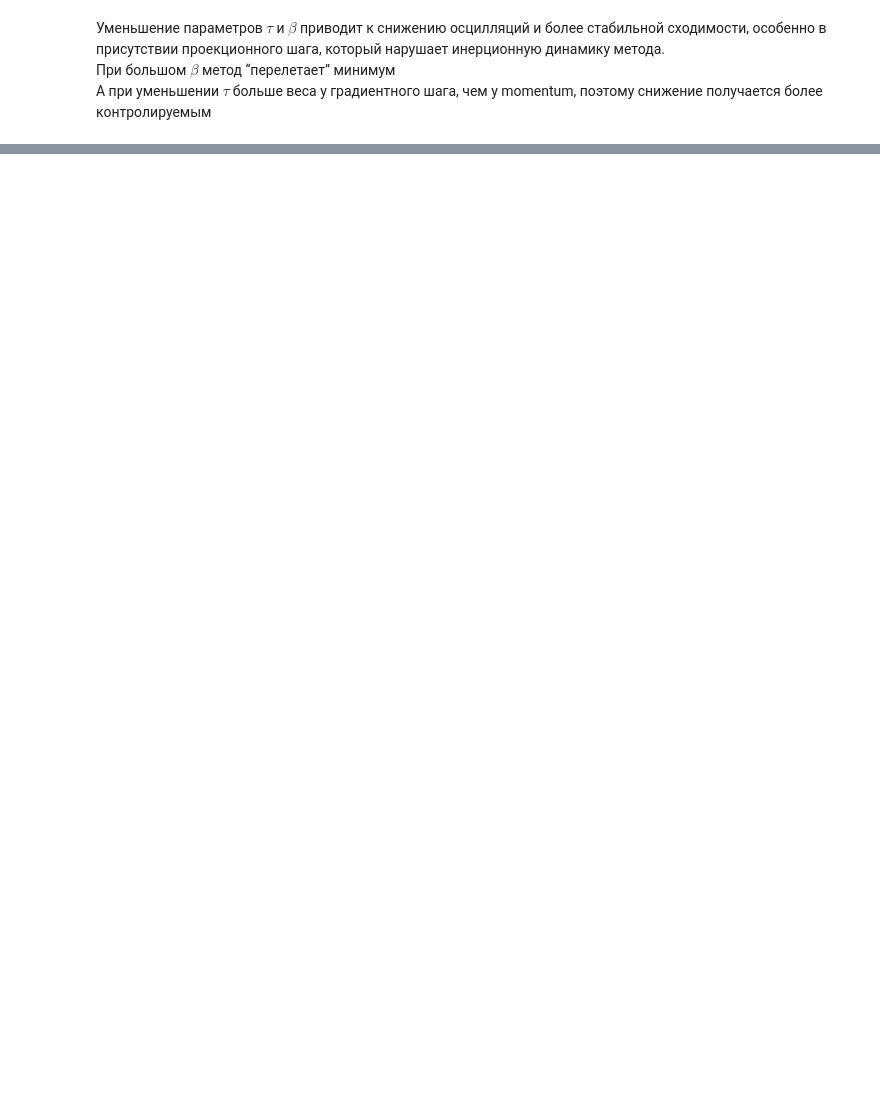
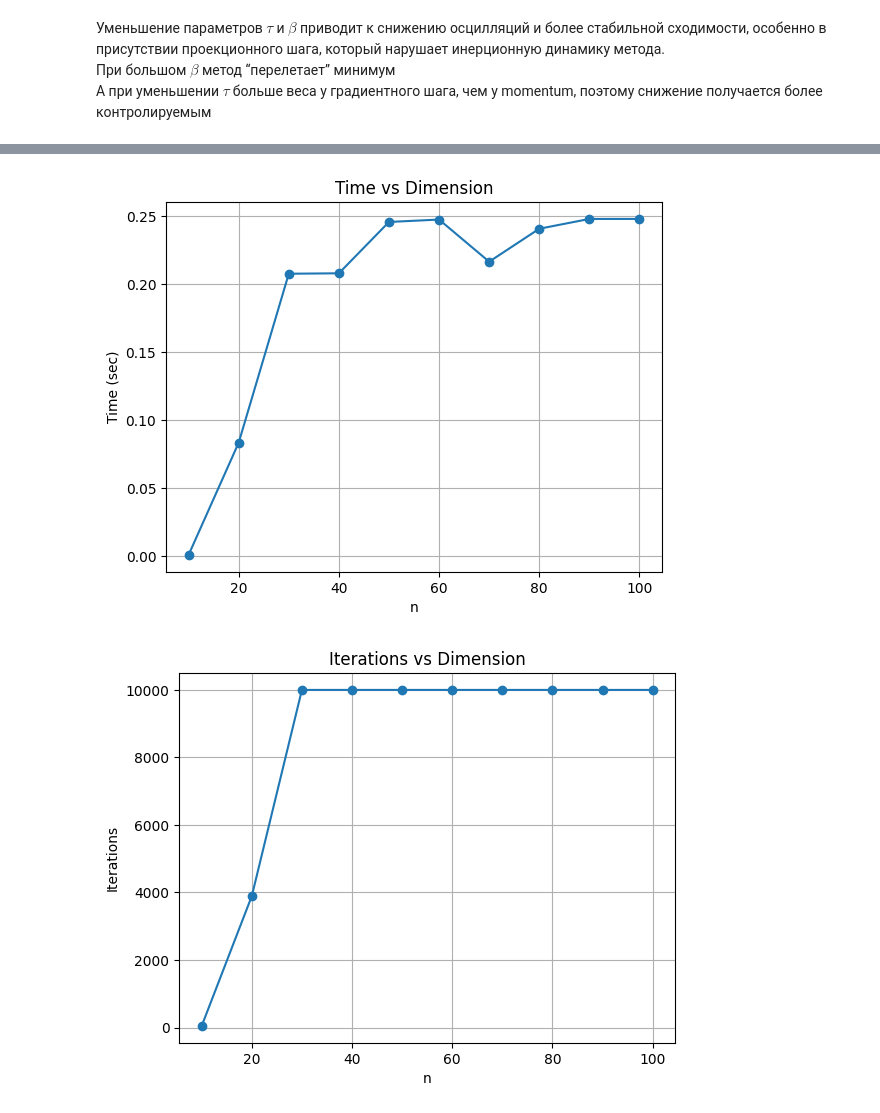
Before and after one commit to owmtgf/IAD_MAG_OptMethods, a Jupyter notebook: LAB2/main.ipynb, the cells around one changed output, grey strips where cells are left out. Saved outputs shown, nothing was run; the diff lists cells and outputs as text; code cells hidden in the pictures; blank space fills up the shorter version.

```diff
--- a/LAB2/main.ipynb
+++ b/LAB2/main.ipynb
@@ -229,0 +334,5 @@ plot_scaling(lc_mom_results)
+# %%
+plot_scaling(lc_mom_sgd_results)
+# %% [output]
+[figure, added]
+[figure, added]
```
Also changed, not shown: parts of 14 cells of this notebook.
